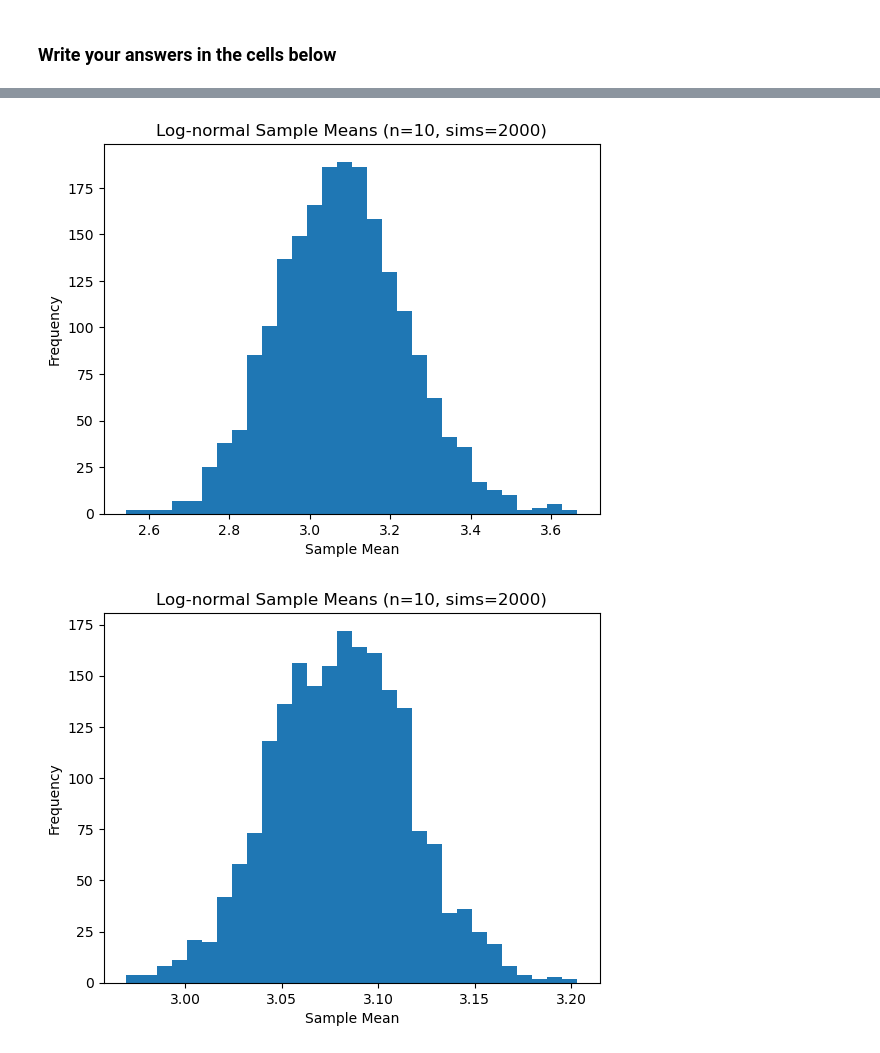
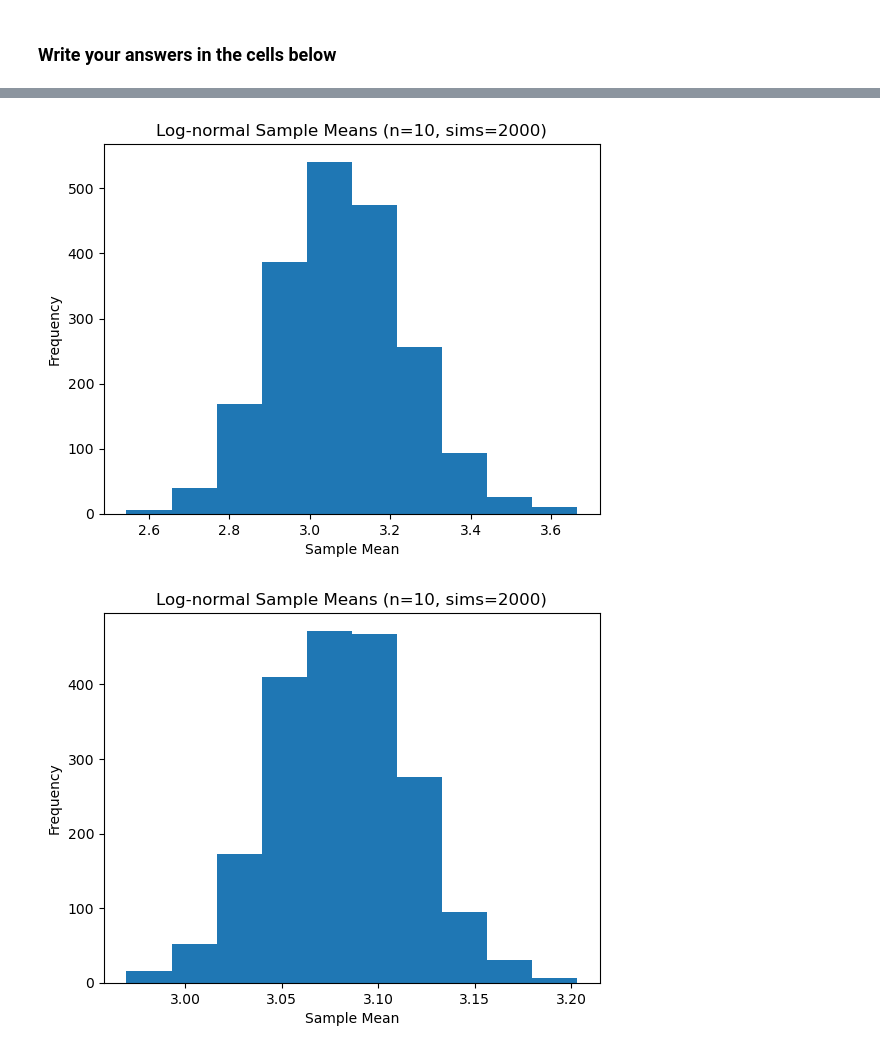
Before and after one commit to majipie/QTM151Fall2025, a Jupyter notebook: Assignments/assignment_4/Assignment4.ipynb, the cells around one changed output, grey strips where cells are left out. Cells and saved outputs as stored; diff of their text form; code cells hidden in the pictures.

```diff
--- a/Assignments/assignment_4/Assignment4.ipynb
+++ b/Assignments/assignment_4/Assignment4.ipynb
@@ -210,37 +210,37 @@ draws = np.random.lognormal(mean=mu, sigma=sigma, size=(num_simulations, n))
 
 sample_means = np.mean(draws, axis=1)
 
-plt.hist(sample_means, bins=30)
+plt.hist(sample_means, bins=10)
 plt.xlabel("Sample Mean")
 plt.ylabel("Frequency")
 plt.title("Log-normal Sample Means (n=10, sims=2000)")
 plt.show()
 # %% [output]
-[figure, old version]
+[figure, new version]
 # %%
 # Sample Size 1000
 
 np.random.seed(1234) # set the seed for reproducibility
 num_simulations = 2000
 
 
 # complete the code
 
 mu = 1
 sigma = 0.5
 n = 2000   # sample size
 
 draws = np.random.lognormal(mean=mu, sigma=sigma, size=(num_simulations, n))
 
 sample_means = np.mean(draws, axis=1)
 
-plt.hist(sample_means, bins=30)
+plt.hist(sample_means, bins=10)
 plt.xlabel("Sample Mean")
 plt.ylabel("Frequency")
 plt.title("Log-normal Sample Means (n=10, sims=2000)")
 plt.show()
 # %% [output]
-[figure, old version]
+[figure, new version]
 # %%
 # How does the sample size affect the distribution of the sample means?
 
```
Also changed, not shown: parts of 1 cell of this notebook, 15 other files.
